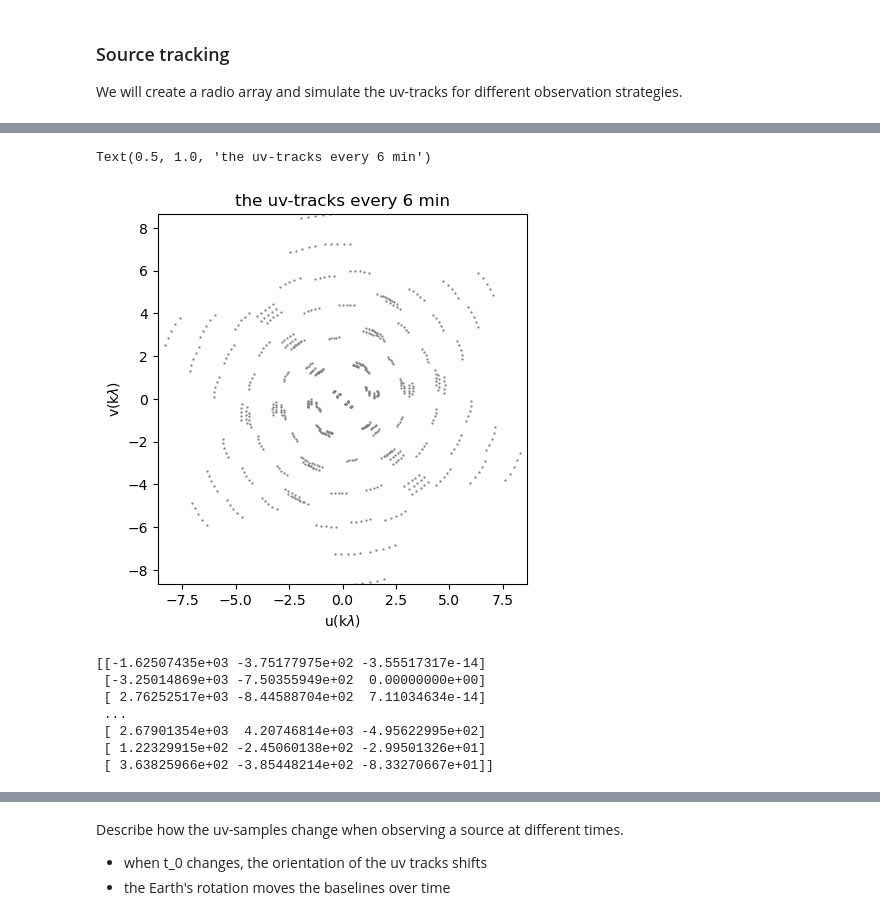
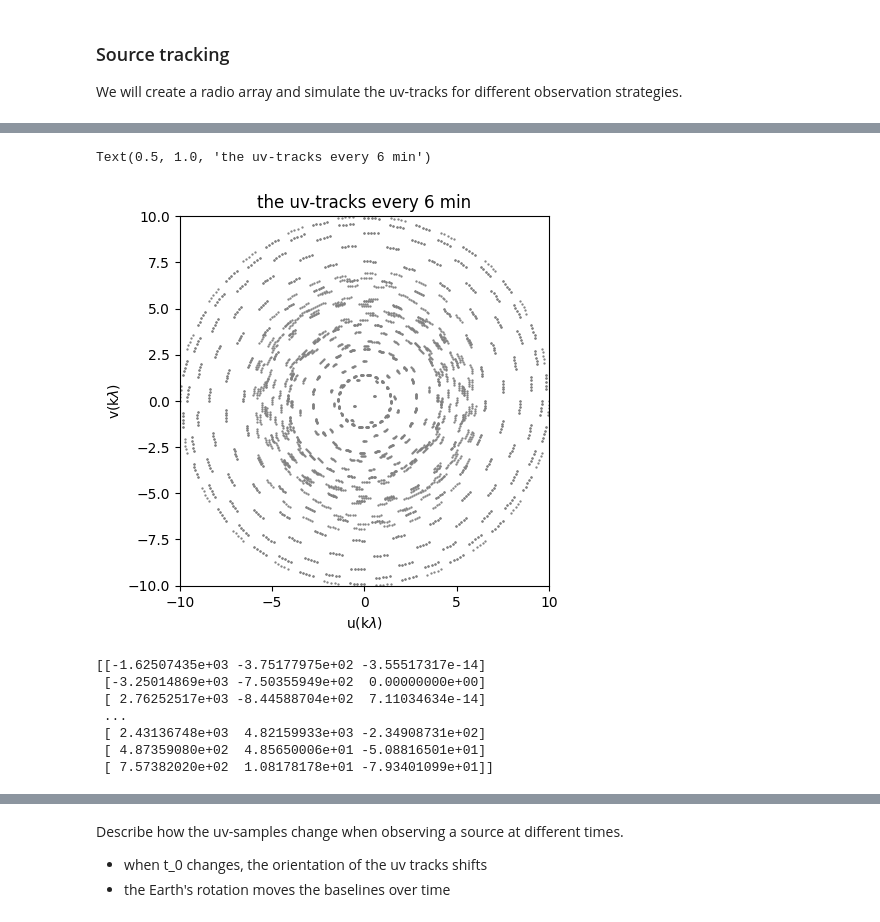
Before and after one commit to mb-manal/argosim_tuto, a Jupyter notebook: notebooks/tuto_2_uv-tracks.ipynb, the cells around one changed output, grey strips where cells are left out. Saved outputs shown, nothing was run; the diff lists cells and outputs as text; code cells hidden in the pictures.

```diff
--- a/notebooks/tuto_2_uv-tracks.ipynb
+++ b/notebooks/tuto_2_uv-tracks.ipynb
@@ -180,35 +180,35 @@ plot_utils.plot_baselines(baselines_enu, ENU=True)
 
 
 latitude= np.deg2rad(-37)    # -37°
 
 # Define the source declination for a source at zenith.
 
 source_declination = latitude
 
 # Set up the observation parameters:
 # - We will observe the source for 30 minutes.
 # - We will start observing when the source is right above the array.
 # - The data will be collected every 6 minutes.
 # - We observe at 1.5 GHz (single frequency).
 
 track_time = 0.5  # in hours (so 30 min)
 t_0 =0.0    #the source is right above the array (zénith)
 n_times = 5         # every 6min for 30 min     : 30/6 = 5 (step)
 freq = 1.5e9
 df=0
 n_freqs =1
 
 # Compute the uv-tracks
 
-uv_tracks = antenna_utils.uv_track_multiband(b_ENU, lat=latitude, dec=source_declination, track_time=track_time, t_0=t_0, n_times=n_times, f=freq, df=df,n_freqs=n_freqs, multi_band=False)[0]
+uv_tracks = antenna_utils.uv_track_multiband(baselines_enu, lat=latitude, dec=source_declination, track_time=track_time, t_0=t_0, n_times=n_times, f=freq, df=df,n_freqs=n_freqs, multi_band=False)[0]
 
 # Plot the uv-tracks
 
 plot_utils.plot_baselines(uv_tracks, ENU= False)
 plt.title("the uv-tracks every 6 min")
 # %% [output]
 Text(0.5, 1.0, 'the uv-tracks every 6 min')
-[figure, old version]
+[figure, new version]
 # %%
 print(uv_tracks)
 # %% [output]
@@ -216,9 +216,9 @@ print(uv_tracks)
  [-3.25014869e+03 -7.50355949e+02  0.00000000e+00]
  [ 2.76252517e+03 -8.44588704e+02  7.11034634e-14]
  ...
- [ 2.67901354e+03  4.20746814e+03 -4.95622995e+02]
- [ 1.22329915e+02 -2.45060138e+02 -2.99501326e+01]
- [ 3.63825966e+02 -3.85448214e+02 -8.33270667e+01]]
+ [ 2.43136748e+03  4.82159933e+03 -2.34908731e+02]
+ [ 4.87359080e+02  4.85650006e+01 -5.08816501e+01]
+ [ 7.57382020e+02  1.08178178e+01 -7.93401099e+01]]
 # %%
 # Now the array will collect data every 2 minute.
 
```
Also changed, not shown: parts of 8 cells of this notebook, 3 other files.
